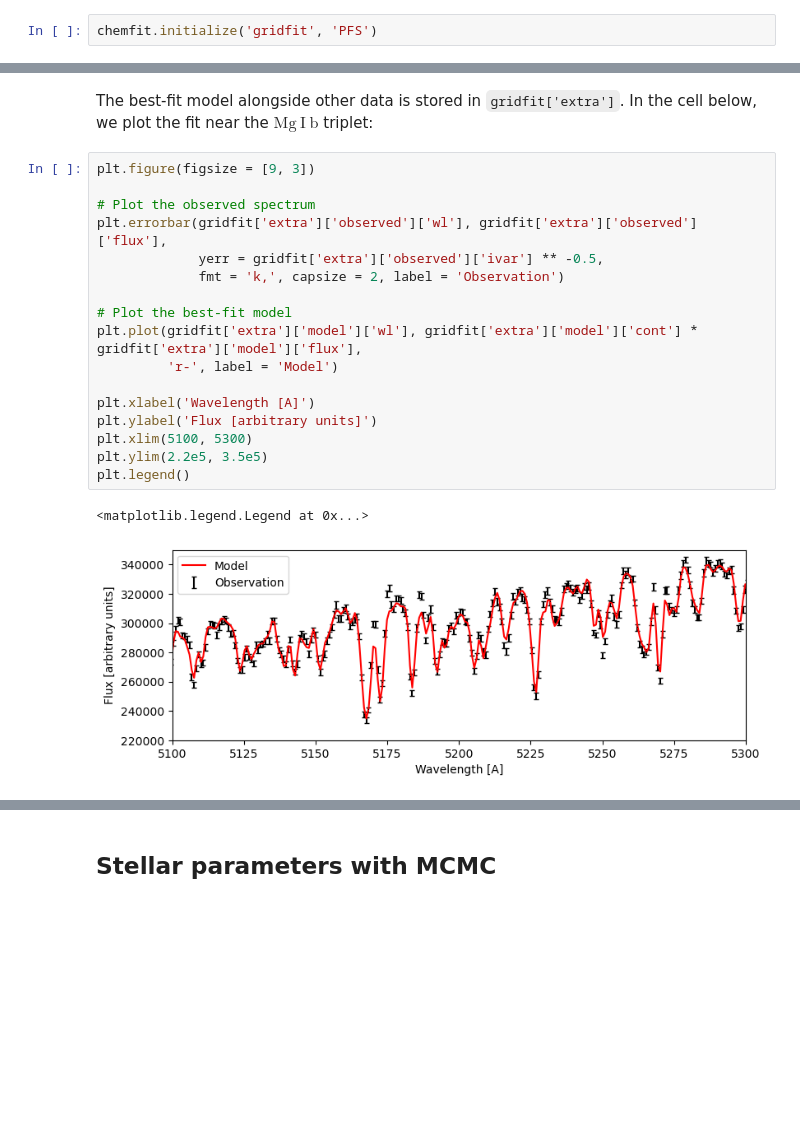
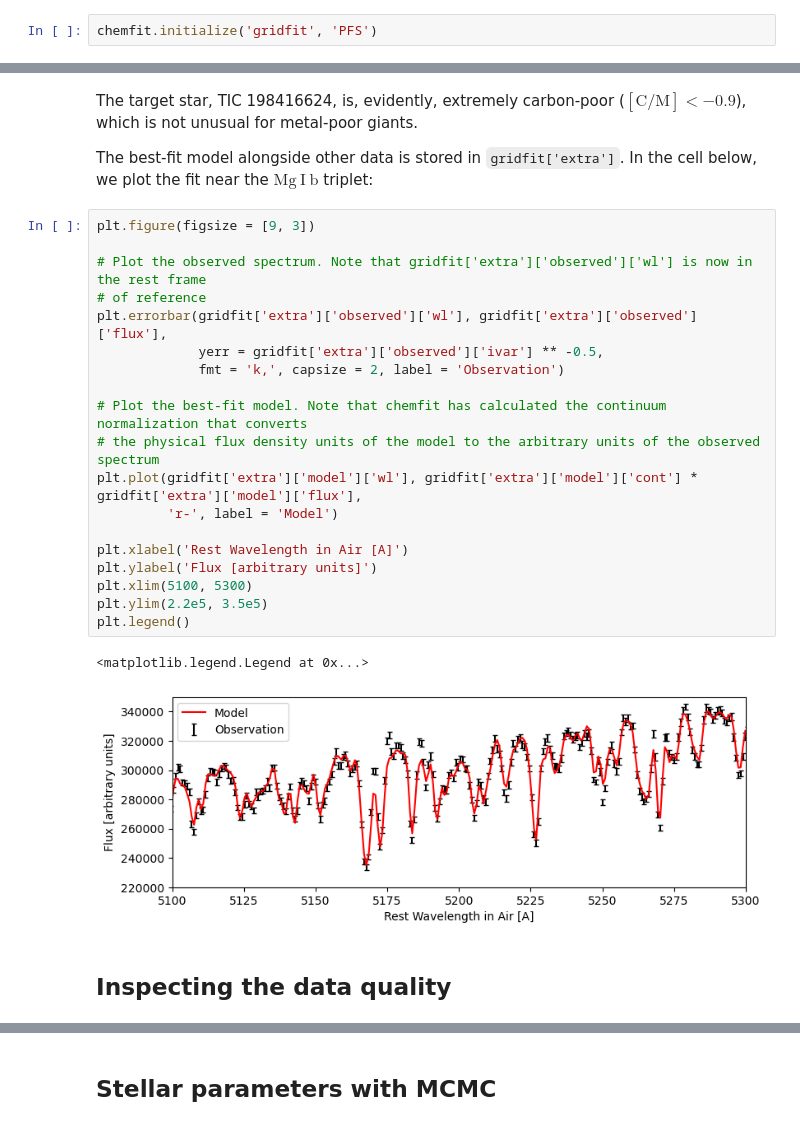
Before and after one commit to Roman-UCSD/chemfit, a Jupyter notebook: tutorials/quick_start.ipynb, the cells around one changed output, grey strips where cells are left out. Saved outputs shown, nothing was run; the diff lists cells and outputs as text; blank space fills up the shorter version.

```diff
--- a/tutorials/quick_start.ipynb
+++ b/tutorials/quick_start.ipynb
@@ -165,23 +184,29 @@ print('[C/M] = {}'.format(chemfit.get_carbon_wrt_solar(gridfit['fit'])))
-# %% [markdown]
-The best-fit model alongside other data is stored in `gridfit['extra']`. In the cell below, we plot the fit near the $\mathrm{Mg\ I\ b}$ triplet:
+# %% [markdown]
+The target star, TIC 198416624, is, evidently, extremely carbon-poor ($[\mathrm{C/M}] < -0.9$), which is not unusual for metal-poor giants.
+
+The best-fit model alongside other data is stored in `gridfit['extra']`. In the cell below, we plot the fit near the $\mathrm{Mg\ I\ b}$ triplet:
 # %%
 plt.figure(figsize = [9, 3])
 
-# Plot the observed spectrum
+# Plot the observed spectrum. Note that gridfit['extra']['observed']['wl'] is now in the rest frame
+# of reference
 plt.errorbar(gridfit['extra']['observed']['wl'], gridfit['extra']['observed']['flux'],
              yerr = gridfit['extra']['observed']['ivar'] ** -0.5,
              fmt = 'k,', capsize = 2, label = 'Observation')
 
-# Plot the best-fit model
+# Plot the best-fit model. Note that chemfit has calculated the continuum normalization that converts
+# the physical flux density units of the model to the arbitrary units of the observed spectrum
 plt.plot(gridfit['extra']['model']['wl'], gridfit['extra']['model']['cont'] * gridfit['extra']['model']['flux'],
          'r-', label = 'Model')
 
-plt.xlabel('Wavelength [A]')
+plt.xlabel('Rest Wavelength in Air [A]')
 plt.ylabel('Flux [arbitrary units]')
 plt.xlim(5100, 5300)
 plt.ylim(2.2e5, 3.5e5)
 plt.legend()
 # %% [output]
 <matplotlib.legend.Legend at 0x...>
-[figure, old version]
+[figure, new version]
+# %% [markdown]
+## Inspecting the data quality
 # %% [markdown]
```
Also changed, not shown: parts of 36 cells of this notebook, 3 other files.
